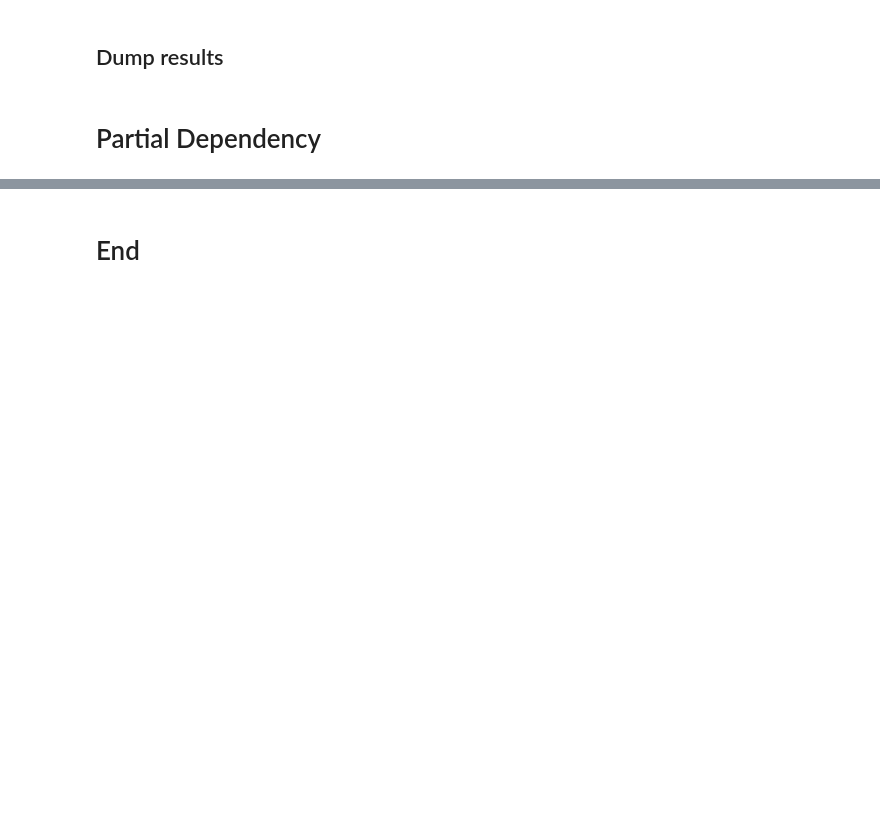
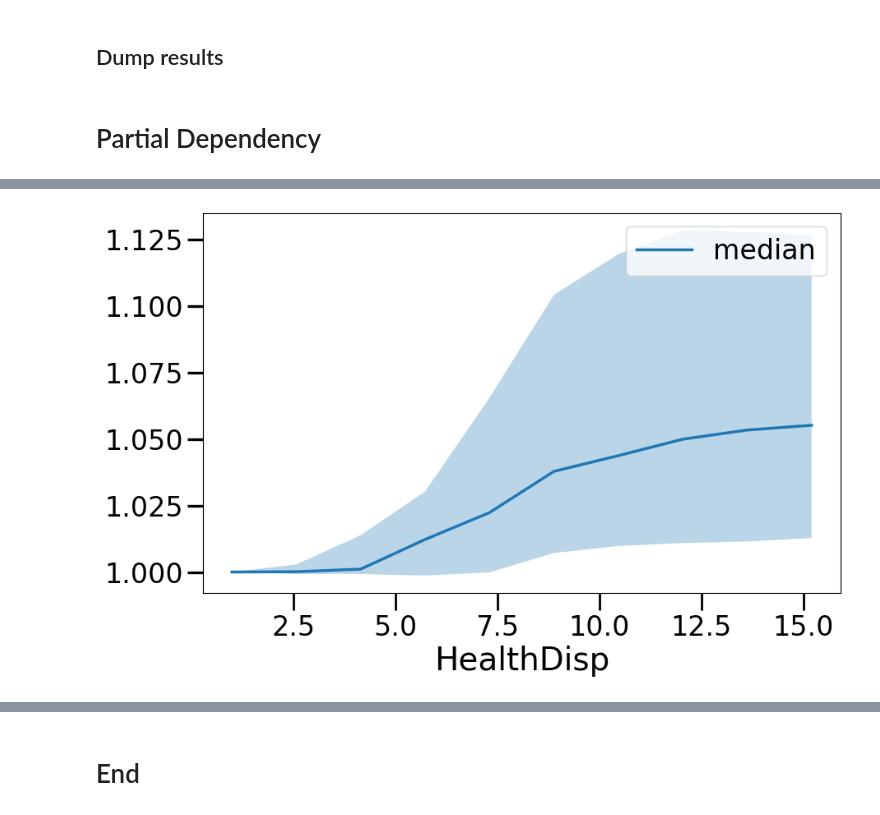
Before and after one commit to Data-ScienceHub/gpce-covid, a Jupyter notebook: TFT-pytorch/notebook/Partial dependency.ipynb, the cells around one changed output, grey strips where cells are left out. Cells and saved outputs as stored; diff of their text form; code cells hidden in the pictures; blank space fills up the shorter version.

```diff
--- a/TFT-pytorch/notebook/Partial dependency.ipynb
+++ b/TFT-pytorch/notebook/Partial dependency.ipynb
@@ -377,5 +359,0 @@ dependency = tft.predict_dependency(
-# %%
-agg_dependency  = dependency.groupby(feature).normalized_prediction.agg(
-    median="median", q25=lambda x: x.quantile(0.25), q75=lambda x: x.quantile(0.75)
-)
-agg_dependency
@@ -493,0 +414,4 @@ Transmission
+# %%
+partial_dependency(test_data, 'HealthDisp')
+# %% [output]
+[figure, added]
```
Also changed, not shown: parts of 22 cells of this notebook, 4 other files.
